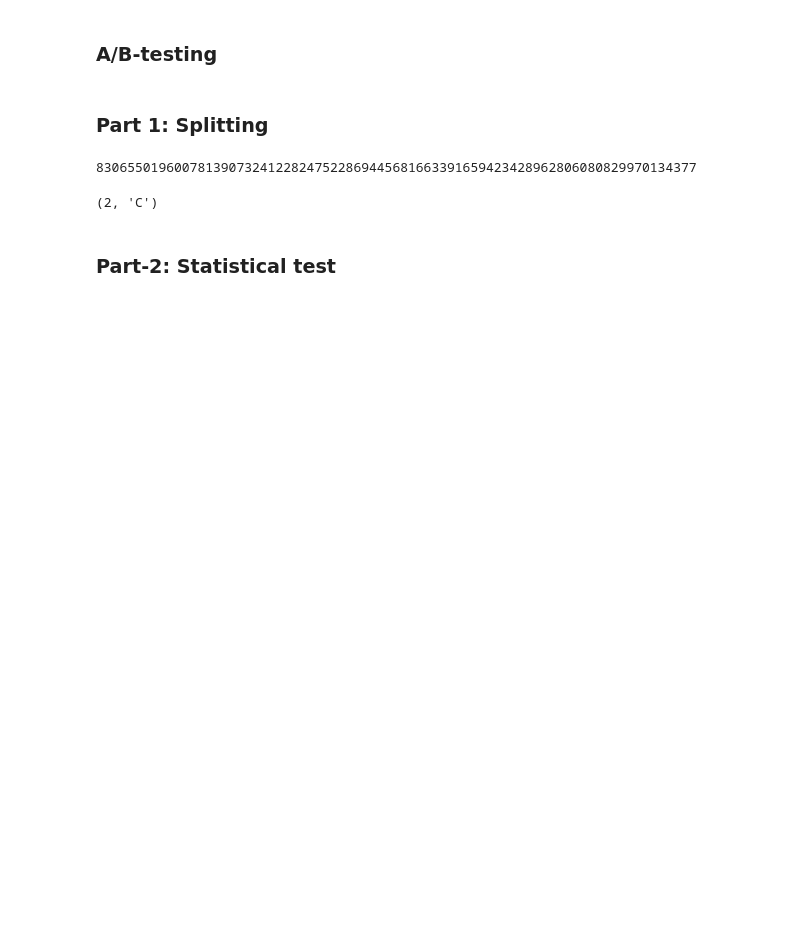
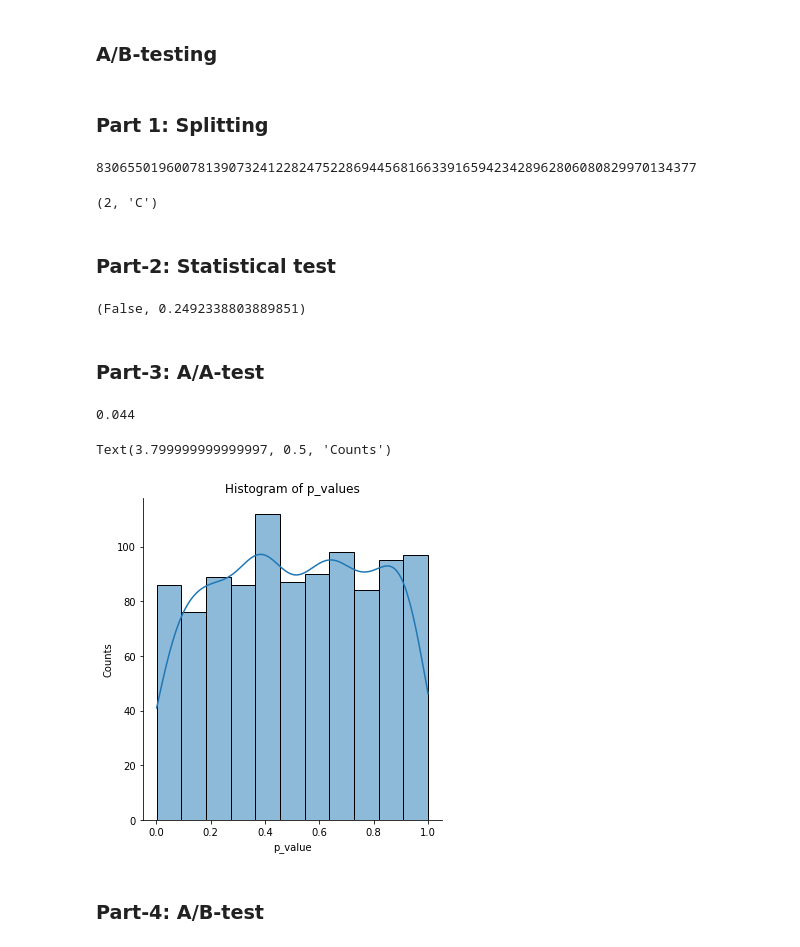
Before and after one commit to INESSAZ7/ML_Simulator, a Jupyter notebook: JUNIOR/A:B-design/Smart_link_2.ipynb, the cells around one changed output. Drawn from its saved outputs; the diff is of its cells as text; code cells hidden in the pictures; blank space fills up the shorter version.

```diff
--- a/JUNIOR/A:B-design/Smart_link_2.ipynb
+++ b/JUNIOR/A:B-design/Smart_link_2.ipynb
@@ -82,8 +82,7 @@ ex.group(2)
 # %% [markdown]
 ### Part-2: Statistical test
 # %%
-from scipy.stats import binom, norm, stats
-from numpy import random
+from scipy import stats
 import numpy as np
 
 def cpc_sample(
@@ -91,8 +90,8 @@ def cpc_sample(
 ) -> np.ndarray:
     """Sample data."""
 
-    cvr = random.binomial(n=1, p=conversion_rate, size=n_samples)
-    cpa = random.norm(loc=reward_avg, scale=reward_std, size=n_samples)
+    cvr = np.random.binomial(n=1, p=conversion_rate, size=n_samples)
+    cpa = np.random.normal(loc=reward_avg, scale=reward_std, size=n_samples)
 
     return cvr*cpa
 # %%
@@ -119,3 +118,11 @@ def t_test(cpc_a: np.ndarray, cpc_b: np.ndarray, alpha=0.05
     _, pvalue = stats.ttest_ind(cpc_a, cpc_b)
     accept = bool(pvalue<alpha)
     return (accept, pvalue)
+# %%
+cpc_a = cpc_sample(10, 0.5, 1, 1)
+cpc_b = cpc_sample(10, 0.5, 1, 2)
+t_test(cpc_a, cpc_b)
+# %% [output]
+(False, 0.2492338803889851)
+# %% [markdown]
+### Part-3: A/A-test
@@ -121,0 +131,43 @@ def t_test(cpc_a: np.ndarray, cpc_b: np.ndarray, alpha=0.05
+# %%
+def aa_test(
+    n_simulations: int,
+    n_samples: int,
+    conversion_rate: float,
+    reward_avg: float,
+    reward_std: float,
+    alpha: float = 0.05,
+) -> float:
+    """Do the A/A test (simulation)."""
+
+    type_1_errors = np.zeros(n_simulations)
+    p_values = np.zeros(n_simulations)
+    for i in tqdm(range(n_simulations)):
+        # Generate two cpc samples with the same conversion_rate, reward_avg, and reward_std
+        # Check t-test and save type 1 error
+        cpc_a = cpc_sample(n_samples, conversion_rate, reward_avg, reward_std)
+        cpc_b = cpc_sample(n_samples, conversion_rate, reward_avg, reward_std)
+        type_1_errors[i] = t_test(cpc_a, cpc_b, alpha)[0]
+        p_values[i] = t_test(cpc_a, cpc_b, alpha)[1]
+    # Calculate the type 1 errors rate
+    type_1_errors_rate = sum(type_1_errors)/n_simulations
+    return type_1_errors_rate, p_values
+    #return type_1_errors_rate
+# %%
+type_1_errors_rate, p_values_aa = aa_test(1000, 10000, 0.5, 1, 0)
+# %%
+type_1_errors_rate
+# %% [output]
+0.044
+# %%
+import matplotlib.pyplot as plt
+import seaborn as sns
+
+sns.displot(x=p_values_aa, kde=True)
+plt.title('Histogram of p_values')
+plt.xlabel('p_value')
+plt.ylabel('Counts')
+# %% [output]
+Text(3.799999999999997, 0.5, 'Counts')
+[figure, added]
+# %% [markdown]
+### Part-4: A/B-test
```
Also changed, not shown: parts of 17 cells of this notebook, 2 other files.
